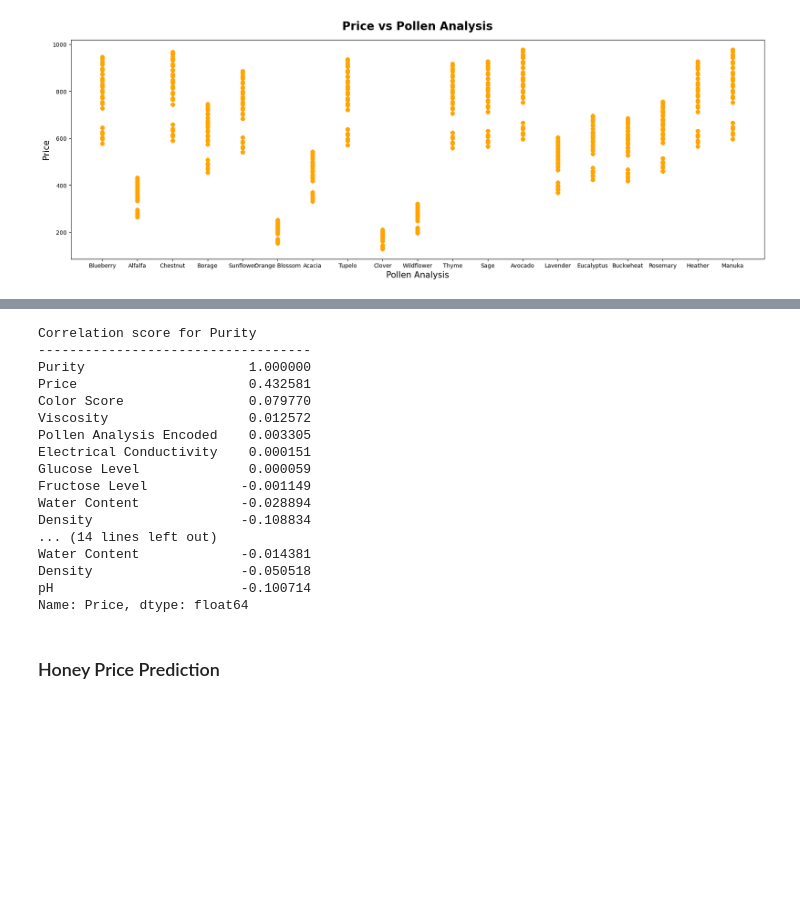
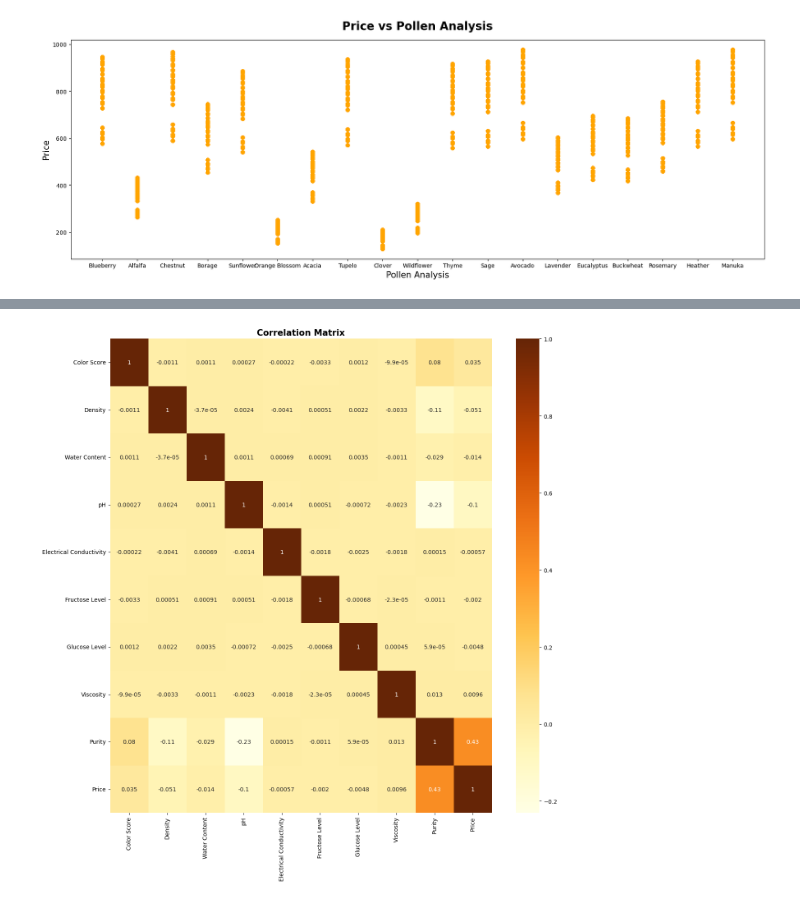
Before and after one commit to itsVarun20/Honey-purity-and-price-prediction, a Jupyter notebook: Predict purity and price of Honey.ipynb, the cells around one changed output, grey strips where cells are left out. Drawn from its saved outputs; the diff is of its cells as text; code cells hidden in the pictures; blank space fills up the shorter version.

```diff
--- a/Predict purity and price of Honey.ipynb
+++ b/Predict purity and price of Honey.ipynb
@@ -210,8 +191,0 @@ df_normalized
-# %%
-from sklearn.preprocessing import LabelEncoder, MinMaxScaler
-
-label_encoder = LabelEncoder()
-df['Pollen Analysis Encoded'] = label_encoder.fit_transform(df['Pollen Analysis'])
-
-df = df.drop(['Pollen Analysis'], axis=1)
-df
@@ -263,31 +191,0 @@ plt.show()
-# %%
-correlation_score_purity = correlation_matrix['Purity'].sort_values(ascending=False)
-correlation_score_price = correlation_matrix['Price'].sort_values(ascending=False)
-
-print('Correlation score for Purity')
-print('-'*35)
-print(correlation_score_purity,'\n\n')
-
-print('Correlation score for Price')
-print('-'*35)
-print(correlation_score_price)
-# %% [output]
-Correlation score for Purity
------------------------------------
-Purity                     1.000000
-Price                      0.432581
-Color Score                0.079770
-Viscosity                  0.012572
-Pollen Analysis Encoded    0.003305
-Electrical Conductivity    0.000151
-Glucose Level              0.000059
-Fructose Level            -0.001149
-Water Content             -0.028894
-Density                   -0.108834
-... (14 lines left out)
-Water Content             -0.014381
-Density                   -0.050518
-pH                        -0.100714
-Name: Price, dtype: float64
-# %% [markdown]
-### Honey Price Prediction
@@ -299,0 +192,11 @@ from sklearn.metrics import mean_squared_error, r2_score, mean_absolute_error
+# %%
+# Correlation matrix
+
+plt.figure(figsize=(15, 15))
+
+correlation_matrix = df[numerical_variables].corr()
+sns.heatmap(correlation_matrix, annot=True, cmap='YlOrBr')
+plt.title('Correlation Matrix', size=15, weight='bold')
+plt.show()
+# %% [output]
+[figure, added]
```
Also changed, not shown: parts of 36 cells of this notebook.
